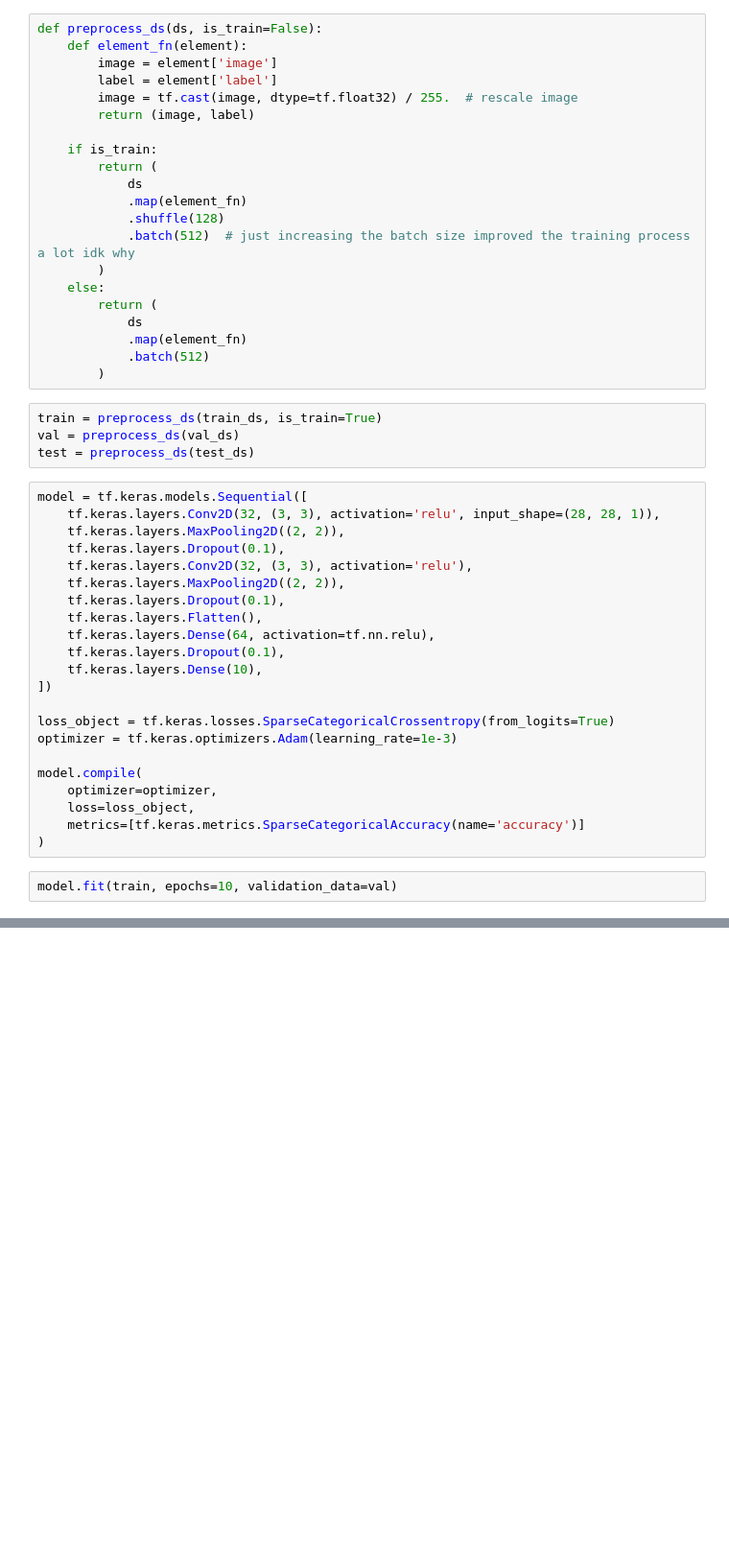
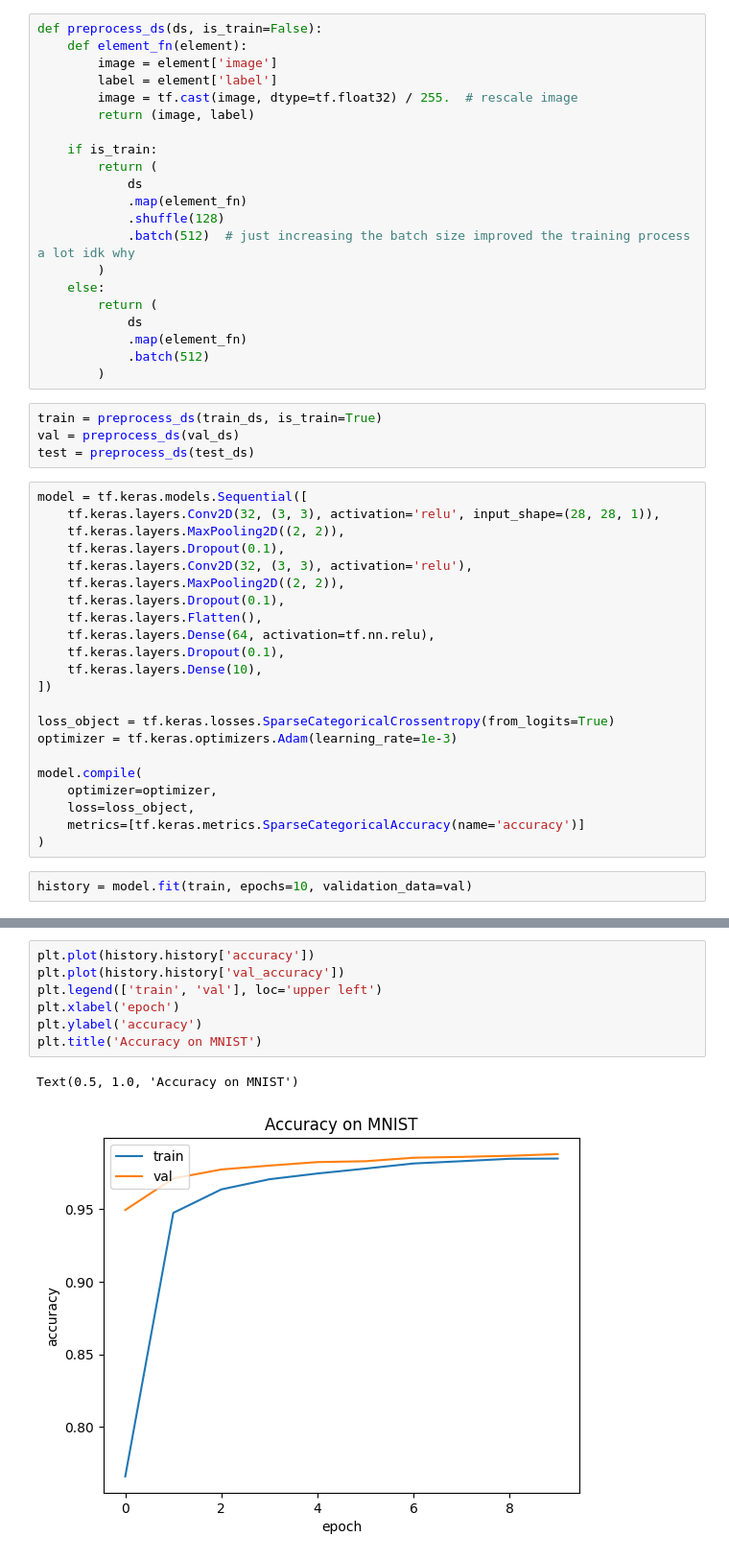
Before and after one commit to luckyos-code/flidp, a Jupyter notebook: src/notebooks/emnist_local.ipynb, the cells around one changed output, grey strips where cells are left out. Shown at 96% size. Drawn from its saved outputs; the diff is of its cells as text; blank space fills up the shorter version.

```diff
--- a/src/notebooks/emnist_local.ipynb
+++ b/src/notebooks/emnist_local.ipynb
@@ -78,6 +78,6 @@ model.compile(
     metrics=[tf.keras.metrics.SparseCategoricalAccuracy(name='accuracy')]
 )
 # %%
-model.fit(train, epochs=10, validation_data=val)
+history = model.fit(train, epochs=10, validation_data=val)
 # %% [output]
 Epoch 1/10
@@ -108,0 +108,10 @@ model.evaluate(test)
+# %%
+plt.plot(history.history['accuracy'])
+plt.plot(history.history['val_accuracy'])
+plt.legend(['train', 'val'], loc='upper left')
+plt.xlabel('epoch')
+plt.ylabel('accuracy')
+plt.title('Accuracy on MNIST')
+# %% [output]
+Text(0.5, 1.0, 'Accuracy on MNIST')
+[figure, added]
```
Also changed, not shown: parts of 4 cells of this notebook, 16 other files.
